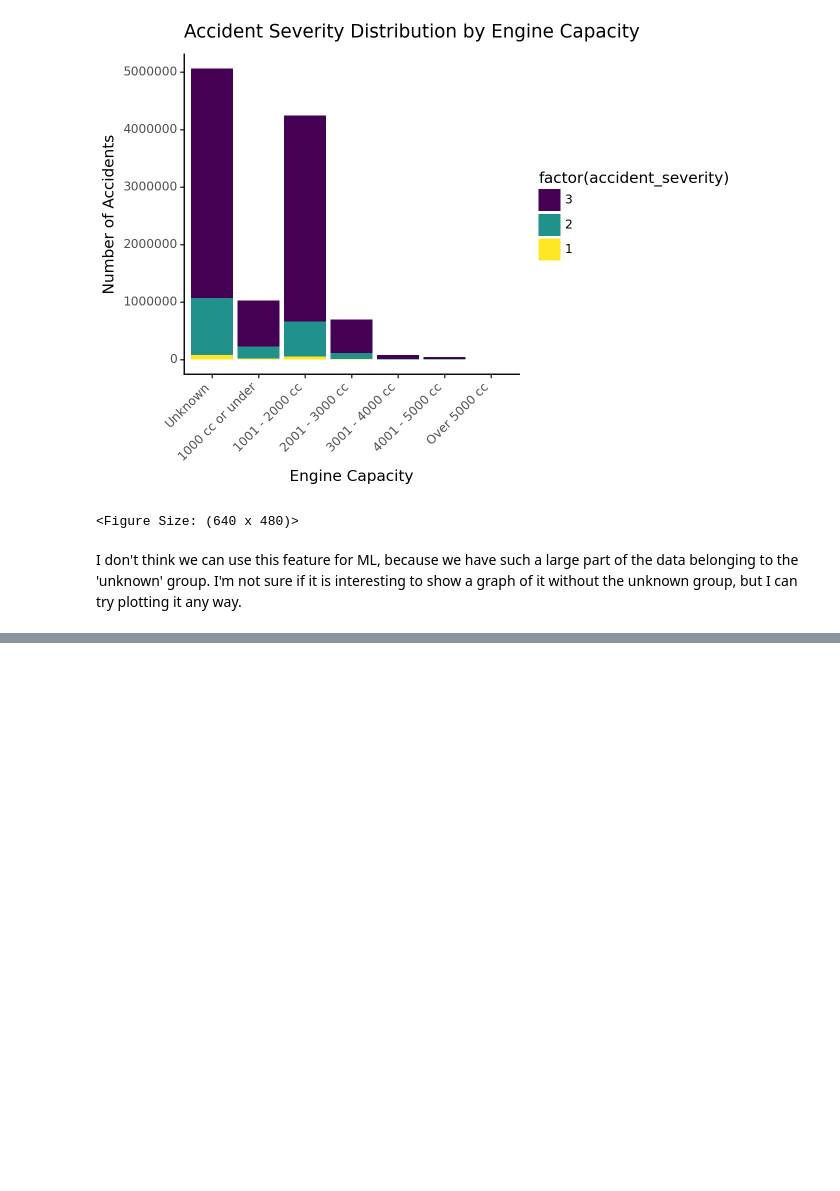
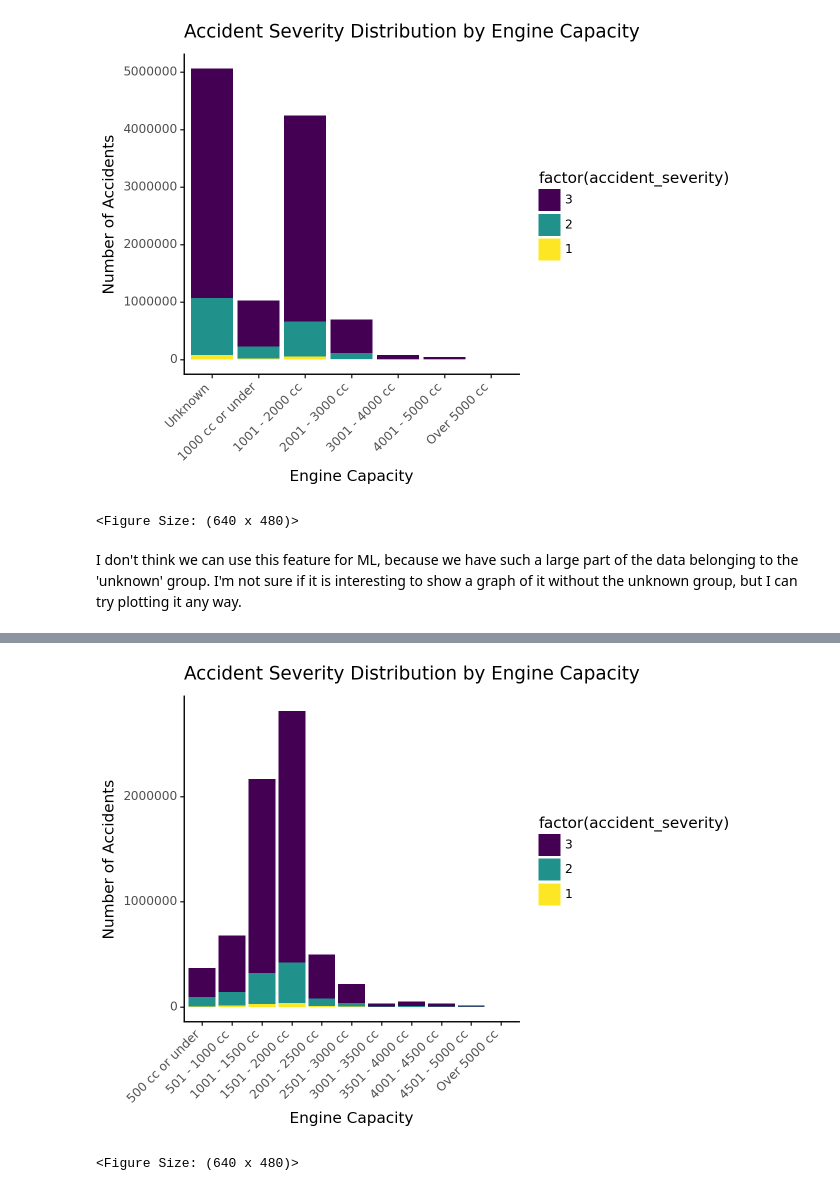
Before and after one commit to nikolaymoshenskiy/IDS-UK-road-accidents, a Jupyter notebook: LM_visualisation.ipynb, the cells around one changed output, grey strips where cells are left out. Saved outputs shown, nothing was run; the diff lists cells and outputs as text; code cells hidden in the pictures; blank space fills up the shorter version.

```diff
--- a/LM_visualisation.ipynb
+++ b/LM_visualisation.ipynb
@@ -567,0 +604,44 @@ I don't think we can use this feature for ML, because we have such a large part
+# %%
+engine_capacity_data = road_acc_data.copy()
+engine_capacity_data = engine_capacity_data[engine_capacity_data['engine_capacity_cc'] != -1]
+
+# Bin ages, including -1 as a bin
+bins = [0, 500, 1000, 1500, 2000, 2500, 3000, 3500, 4000, 4500, 5000, 5120]  # Adjust as needed
+labels = ['500 cc or under', '501 - 1000 cc', '1001 - 1500 cc', '1501 - 2000 cc', '2001 - 2500 cc',
+          '2501 - 3000 cc', '3001 - 3500 cc', '3501 - 4000 cc', '4001 - 4500 cc', '4501 - 5000 cc', 'Over 5000 cc']
+engine_capacity_data['engine_cap_group'] = pd.cut(engine_capacity_data['engine_capacity_cc'],
+                                                  bins=bins, labels=labels, right=True, include_lowest=True)
+
+# Group by age group and accident severity, and count the number of accidents
+eng_cap_severity_data = engine_capacity_data.groupby(['engine_cap_group', 'accident_severity'])['accident_index'].nunique().reset_index(name='number_of_accidents')
+
+eng_cap_severity_data['accident_severity'] = pd.Categorical(eng_cap_severity_data['accident_severity'],
+                                                            categories=[3, 2, 1], ordered=True)
+
+# Rename columns for clarity
+eng_cap_severity_data.columns = ['engine_cap_group', 'accident_severity', 'number_of_accidents']
+
+# Creating the stacked bar plot, sorted based on number of accidents
+eng_cap_severity_plot_sort = (
+    ggplot(eng_cap_severity_data, aes(x='reorder(engine_cap_group, -number_of_accidents)', y='number_of_accidents',
+                                      fill='factor(accident_severity)')) +
+    geom_bar(stat='identity', position='stack') +
+    labs(x='Engine Capacity', y='Number of Accidents', title='Accident Severity Distribution by Engine Capacity') +
+    theme_classic() +
+    theme(axis_text_x=element_text(rotation=45, hjust=1))
+)
+
+# Stacked bar plot, sorted based on age
+eng_cap_severity_plot = (
+    ggplot(eng_cap_severity_data, aes(x='engine_cap_group', y='number_of_accidents', fill='factor(accident_severity)')) +
+    geom_bar(stat='identity', position='stack') +
+    labs(x='Engine Capacity', y='Number of Accidents', title='Accident Severity Distribution by Engine Capacity') +
+    theme_classic() +
+    theme(axis_text_x=element_text(rotation=45, hjust=1))
+)
+
+# Display the plot
+eng_cap_severity_plot
+# %% [output]
+[figure, added]
+<Figure Size: (640 x 480)>
```
Also changed, not shown: parts of 1 cell of this notebook.
